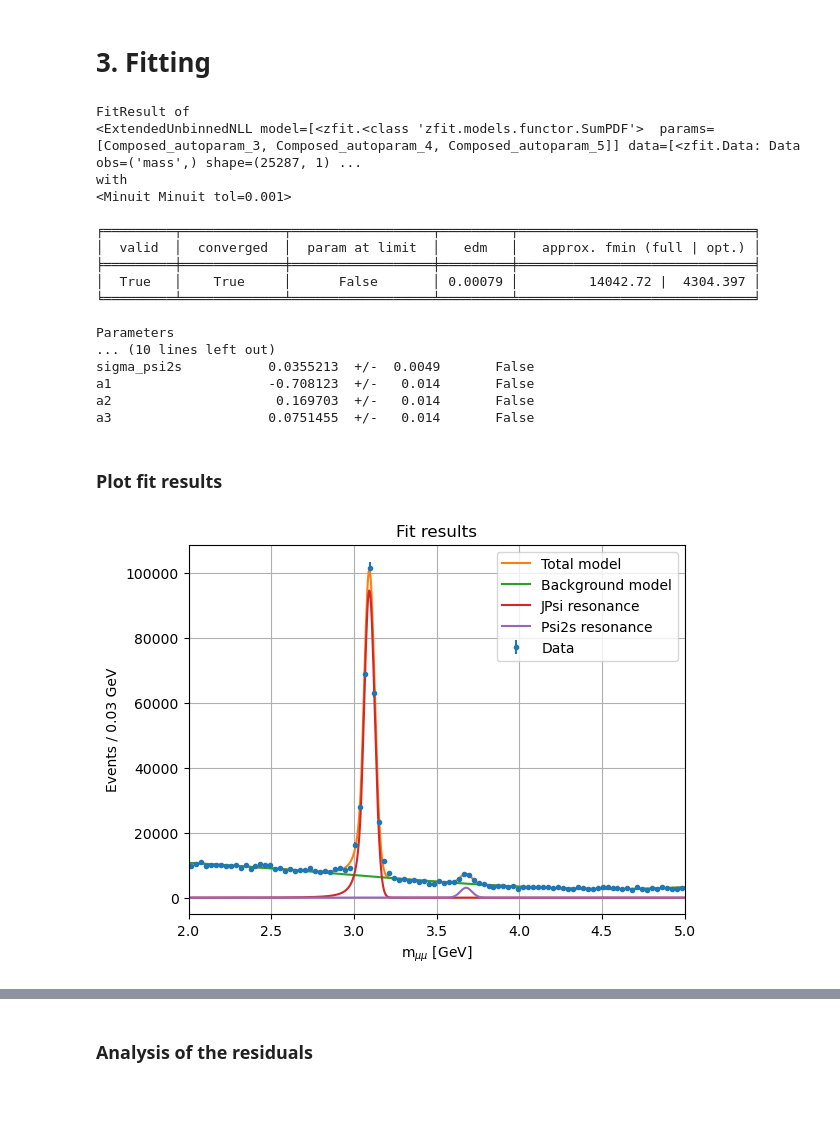
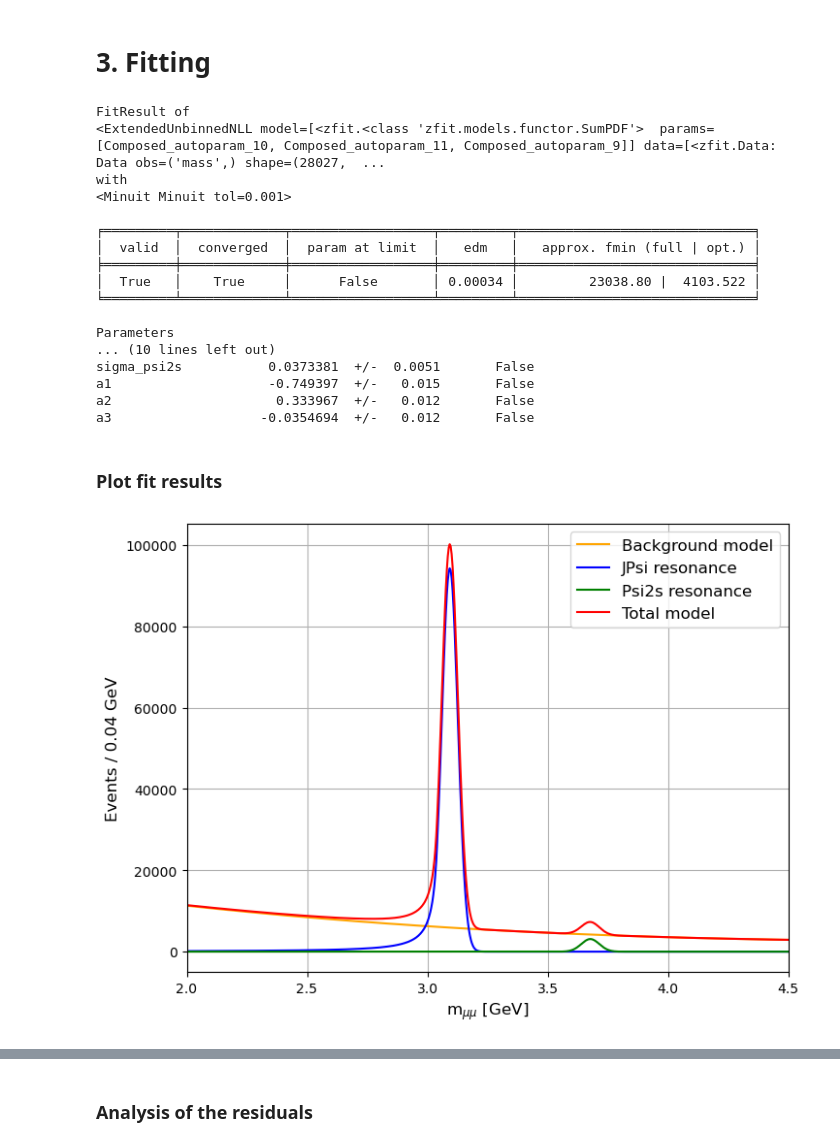
Before and after one commit to Matteo-Bellino/SMATEP_Project, a Jupyter notebook: Psi2S_RadanoBellino.ipynb, the cells around one changed output, grey strips where cells are left out. Drawn from its saved outputs; the diff is of its cells as text; code cells hidden in the pictures; blank space fills up the shorter version.

```diff
--- a/Psi2S_RadanoBellino.ipynb
+++ b/Psi2S_RadanoBellino.ipynb
@@ -25,8 +25,9 @@ from scipy.stats import chi2
 # %% [markdown]
 # 1. Loading data
 # %%
-mass_cut_HS = 5
+mass_cut_HS = 6
 mass_cut_LS = 6
+fs = '12'
 #If we cut the data at mass = 4, the chi squared gets from 2.3 to 1.5 where the one tailed limit for 90% confidence interval is 1.2.
 #Residuals in 1sigma get from 63% to 66% and in 2sigma from 88% to 92% (approach more gaussian values and also the histogram resembles more a gaussian)
 #the run test is still valid
@@ -172,55 +173,54 @@ result.hesse() #fast error computation (less precise)
 print(result)
 # %% [output]
 FitResult of
-<ExtendedUnbinnedNLL model=[<zfit.<class 'zfit.models.functor.SumPDF'>  params=[Composed_autoparam_3, Composed_autoparam_4, Composed_autoparam_5]] data=[<zfit.Data: Data obs=('mass',) shape=(25287, 1) ...
+<ExtendedUnbinnedNLL model=[<zfit.<class 'zfit.models.functor.SumPDF'>  params=[Composed_autoparam_10, Composed_autoparam_11, Composed_autoparam_9]] data=[<zfit.Data: Data obs=('mass',) shape=(28027,  ...
 with
 <Minuit Minuit tol=0.001>
 
 ╒═════════╤═════════════╤══════════════════╤═════════╤══════════════════════════════╕
 │  valid  │  converged  │  param at limit  │   edm   │   approx. fmin (full | opt.) │
 ╞═════════╪═════════════╪══════════════════╪═════════╪══════════════════════════════╡
-│  True   │    True     │      False       │ 0.00079 │         14042.72 |  4304.397 │
+│  True   │    True     │      False       │ 0.00034 │         23038.80 |  4103.522 │
 ╘═════════╧═════════════╧══════════════════╧═════════╧══════════════════════════════╛
 
 Parameters
 ... (10 lines left out)
-sigma_psi2s           0.0355213  +/-  0.0049       False
-a1                    -0.708123  +/-   0.014       False
-a2                     0.169703  +/-   0.014       False
-a3                    0.0751455  +/-   0.014       False
+sigma_psi2s           0.0373381  +/-  0.0051       False
+a1                    -0.749397  +/-   0.015       False
+a2                     0.333967  +/-   0.012       False
+a3                   -0.0354694  +/-   0.012       False
 # %% [markdown]
 ### Plot fit results
 # %%
 # Creating the plot with each component of the model
 
 bin_number = 100
 binned_data, bin_edges = np.histogram(data_HS, bins=bin_number)
 err_binned_data = np.sqrt(binned_data)
 bin_centers = (bin_edges[1:]+bin_edges[:-1])/2
 bin_width = bin_edges[1]-bin_edges[0]
 
-x = np.linspace(2,6,1000)
+x = np.linspace(2,mass_cut_HS,1000)
 graph_total_model = total_model.pdf(x)*total_model.get_yield()
 graph_bkg         = bkg_ext.pdf(x)    *bkg_ext.get_yield()
 graph_JPsi        = cb_jpsi_ext.pdf(x)*cb_jpsi_ext.get_yield()
 graph_Psi2s       = cb_psi2s_ext.pdf(x)*cb_psi2s_ext.get_yield()
 
 #plot the counts divided by bin-size (such that the integral is the total number of events)
-plt.figure()
-plt.errorbar(bin_centers, binned_data/bin_width, yerr=err_binned_data/bin_width, fmt='.', label='Data')
-plt.plot(x,graph_total_model, label='Total model')
-plt.plot(x,graph_bkg,   label='Background model')
-plt.plot(x,graph_JPsi,  label='JPsi resonance')
-plt.plot(x,graph_Psi2s, label='Psi2s resonance')
-plt.xlabel("m$_{\\mu\\mu}$ [GeV]")
-plt.ylabel(f"Events / {bin_width:.2f} GeV")
-plt.legend()
-plt.title("Fit results")
-plt.xlim([2,mass_cut_HS])
+plt.figure(figsize=(8,6))
+#plt.errorbar(bin_centers, binned_data/bin_width, yerr=err_binned_data/bin_width, fmt='.', label='Data', color = "black")
+plt.plot(x,graph_bkg,   label='Background model', color = "orange")
+plt.plot(x,graph_JPsi,  label='JPsi resonance', color = "blue")
+plt.plot(x,graph_Psi2s, label='Psi2s resonance', color = "green")
+plt.plot(x,graph_total_model, label='Total model', color = "red")
+plt.xlabel("m$_{\\mu\\mu}$ [GeV]", fontsize = fs)
+plt.ylabel(f"Events / {bin_width:.2f} GeV", fontsize = fs)
+plt.legend(fontsize = fs)
+plt.xlim([2,4.5])
 plt.yscale('linear')
 plt.grid()
 # %% [output]
-[figure, old version]
+[figure, new version]
 # %%
 # Plotting only the combined model over the data in log scale and the residuals
 fig, (ax_plot, ax_res) = plt.subplots(2,1, figsize=(8,6), sharex = True, gridspec_kw={'height_ratios': [2, 1]})
```
Also changed, not shown: parts of 7 cells of this notebook.
